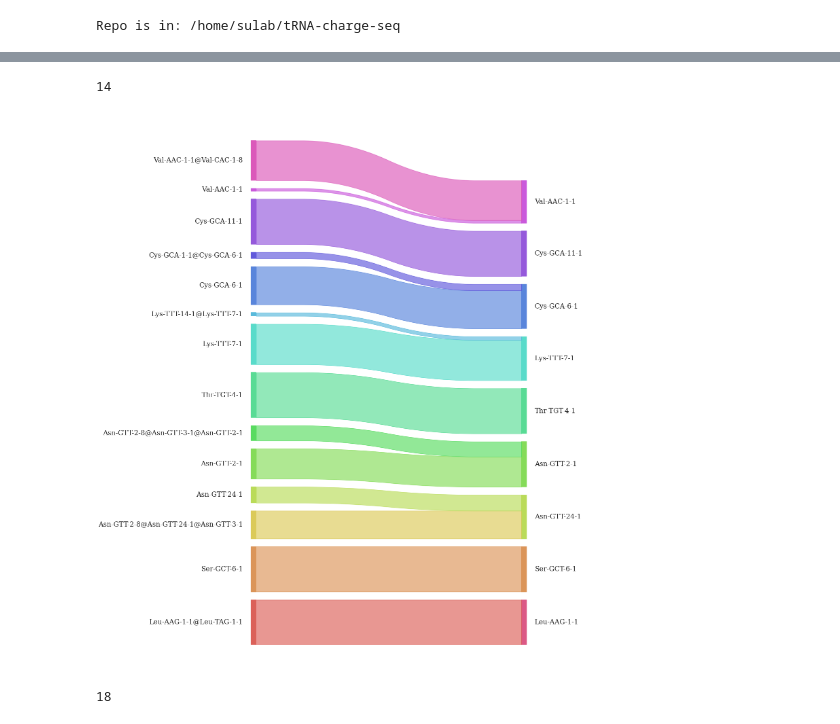
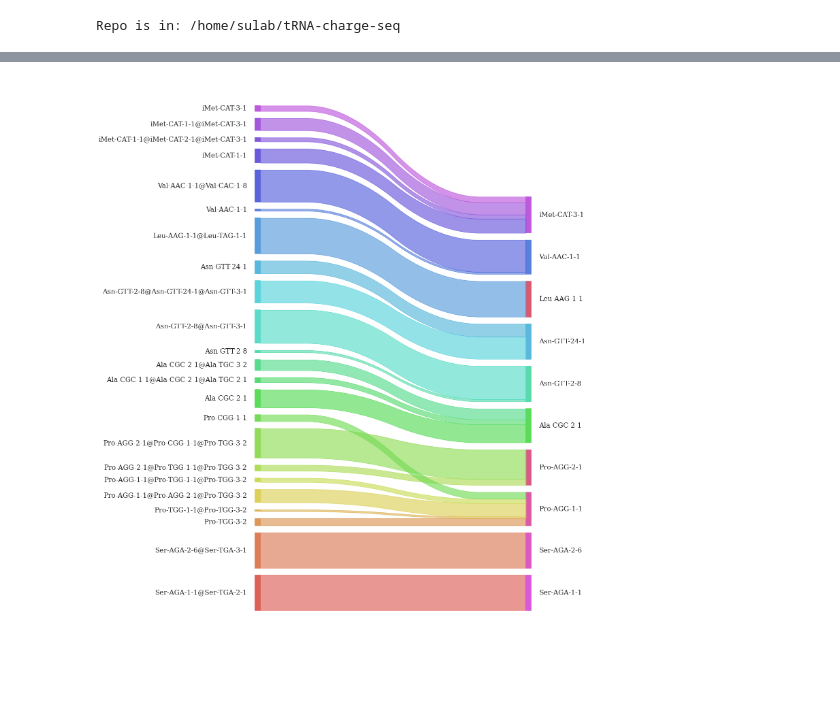
Before and after one commit to krdav/tRNA-charge-seq, a Jupyter notebook: projects/masked-align_analysis/annotation_sankey-plot.ipynb, the cells around one changed output, grey strips where cells are left out. Drawn from its saved outputs; the diff is of its cells as text; code cells hidden in the pictures; blank space fills up the shorter version.

```diff
--- a/projects/masked-align_analysis/annotation_sankey-plot.ipynb
+++ b/projects/masked-align_analysis/annotation_sankey-plot.ipynb
@@ -82,19 +87,17 @@ sankey(
 # %%
+# Select transcript annotations that are
+# three fold or more increase/decreased:
+fold_diff3 = ['Ser-AGA-2-6', 'Ser-AGA-1-1', 'Pro-AGG-2-1', 'Val-AAC-1-1', \
+              'Leu-AAG-1-1', 'Asn-GTT-2-8','Pro-AGG-1-1', 'iMet-CAT-3-1', \
+              'Ala-CGC-2-1', 'Asn-GTT-24-1']
 anno_df['count_a2_norm'] = anno_df['count'] / anno_df['count_a2_tot'] * 100
-mask = anno_df['anno2'].isin(['Ser-AGA-2-1', 'Ser-AGA-1-1'\
-                              'Pro-AGG-2-1', 'Val-AAC-1-1', 'Leu-AAG-1-1', 'Cys-GCA-11-1', \
-                              'Ser-GCT-6-1', 'Asn-GTT-2-1', 'Lys-TTT-7-1', 'Ser-GCT-4-1', \
-                              'Cys-GCA-6-1', 'Thr-TGT-4-1', 'Asn-GTT-24-1'])
-mask &= anno_df['count_a2_norm'] > 5
+mask = anno_df['anno2'].isin(fold_diff3)
+mask &= anno_df['count_a2_norm'] > 5  # At least 5% contribution
-# %%
-sum(mask)
-# %% [output]
-14
 # %%
 sankey(
     left=anno_df[mask]['anno1'], right=anno_df[mask]['anno2'], \
     leftWeight=anno_df[mask]['count_a2_norm'].values, rightWeight=anno_df[mask]['count_a2_norm'].values,\
-    aspect=10, fontsize=20, figure_name="Annotation flow"
+    aspect=10, fontsize=20, figure_name="data/plotting/tr_anno_fold-change"
 )
 # %% [output]
-[figure, old version]
+[figure, new version]
@@ -105,4 +103,0 @@ mask &= ~np.array(['@' in cd for cd in codon_df['codon2']])
-# %%
-sum(mask)
-# %% [output]
-18
```
Also changed, not shown: parts of 10 cells of this notebook.
